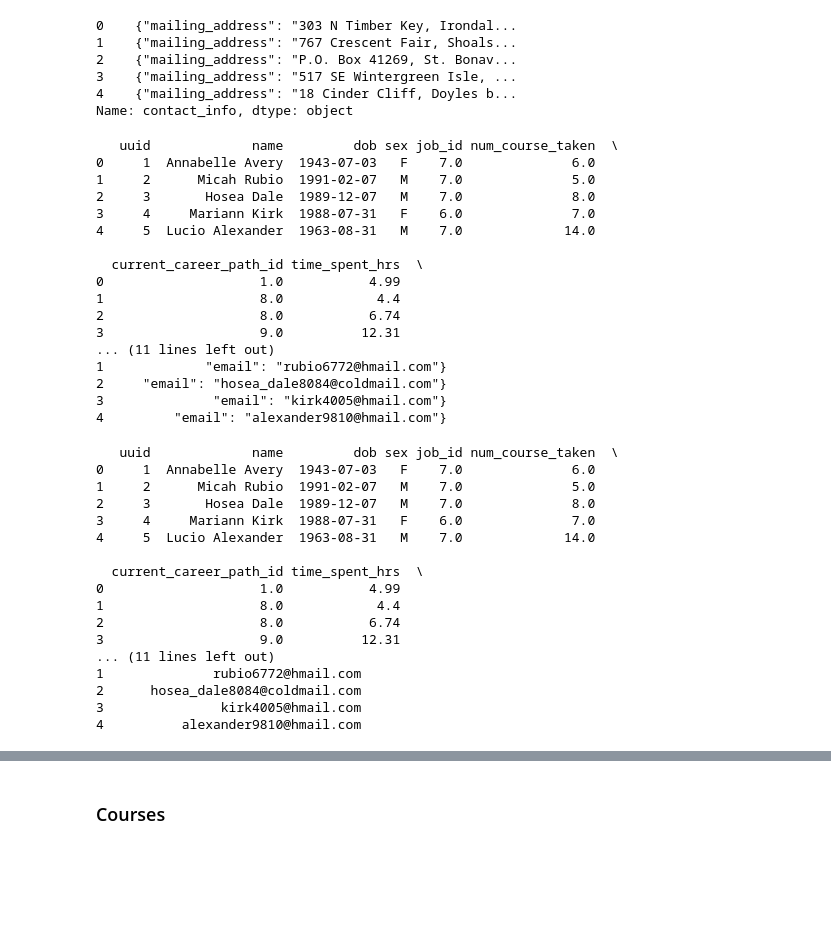
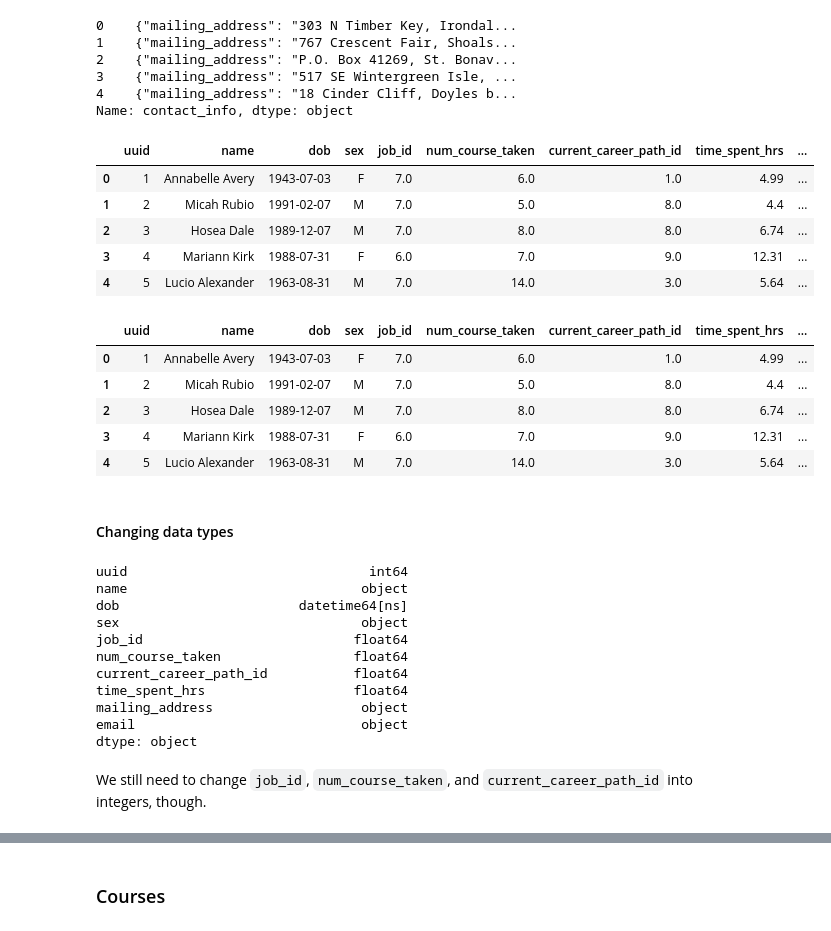
Before and after one commit to zuzaszk/codecademy-portfolio, a Jupyter notebook: main.ipynb, the cells around one changed output, grey strips where cells are left out. Drawn from its saved outputs; the diff is of its cells as text; code cells hidden in the pictures; blank space fills up the shorter version.

Commit message:
cleaned up the data

```diff
--- a/main.ipynb
+++ b/main.ipynb
@@ -142,53 +136,56 @@ Name: contact_info, dtype: object
 # %%
 # TODO: split the contact_info column into two columns: mailing address and email
 # {"mailing_address": "303 N Timber Key, Irondale, Wisconsin, 84736", "email": "annabelle_avery9376@woohoo.com"}
 cademycode_students['mailing_address'] = cademycode_students['contact_info'].apply(lambda x: x.split('", ')[0])
 cademycode_students['email'] = cademycode_students['contact_info'].apply(lambda x: x.split('", ')[1])
 
 # drop the contact_info column
 cademycode_students.drop('contact_info', axis=1, inplace=True)
 
 # updated dataframe
-print(cademycode_students.head())
+cademycode_students.head()
 # %% [output]
-   uuid             name         dob sex job_id num_course_taken  \
-0     1  Annabelle Avery  1943-07-03   F    7.0              6.0
-1     2      Micah Rubio  1991-02-07   M    7.0              5.0
-2     3       Hosea Dale  1989-12-07   M    7.0              8.0
-3     4     Mariann Kirk  1988-07-31   F    6.0              7.0
-4     5  Lucio Alexander  1963-08-31   M    7.0             14.0
-
-  current_career_path_id time_spent_hrs  \
-0                    1.0           4.99
-1                    8.0            4.4
-2                    8.0           6.74
-3                    9.0          12.31
-... (11 lines left out)
-1             "email": "rubio6772@hmail.com"}
-2     "email": "hosea_dale8084@coldmail.com"}
-3              "email": "kirk4005@hmail.com"}
-4         "email": "alexander9810@hmail.com"}
+|  | uuid | name | dob | sex | job_id | num_course_taken | current_career_path_id | time_spent_hrs | ... |
+| 0 | 1 | Annabelle Avery | 1943-07-03 | F | 7.0 | 6.0 | 1.0 | 4.99 | ... |
+| 1 | 2 | Micah Rubio | 1991-02-07 | M | 7.0 | 5.0 | 8.0 | 4.4 | ... |
+| 2 | 3 | Hosea Dale | 1989-12-07 | M | 7.0 | 8.0 | 8.0 | 6.74 | ... |
+| 3 | 4 | Mariann Kirk | 1988-07-31 | F | 6.0 | 7.0 | 9.0 | 12.31 | ... |
+| 4 | 5 | Lucio Alexander | 1963-08-31 | M | 7.0 | 14.0 | 3.0 | 5.64 | ... |
 # %%
 # clean up the new columns
 cademycode_students['mailing_address'] = cademycode_students['mailing_address'].apply(lambda x: x.replace('{', '').replace('}', '').replace('"', '').replace('mailing_address:', ''))
 cademycode_students['email'] = cademycode_students['email'].apply(lambda x: x.replace('{', '').replace('}', '').replace('"', '').replace('email:', ''))
 
-print(cademycode_students.head())
+cademycode_students.head()
 # %% [output]
-   uuid             name         dob sex job_id num_course_taken  \
-0     1  Annabelle Avery  1943-07-03   F    7.0              6.0
-1     2      Micah Rubio  1991-02-07   M    7.0              5.0
-2     3       Hosea Dale  1989-12-07   M    7.0              8.0
-3     4     Mariann Kirk  1988-07-31   F    6.0              7.0
-4     5  Lucio Alexander  1963-08-31   M    7.0             14.0
-
-  current_career_path_id time_spent_hrs  \
-0                    1.0           4.99
-1                    8.0            4.4
-2                    8.0           6.74
-3                    9.0          12.31
-... (11 lines left out)
-1              rubio6772@hmail.com
-2      hosea_dale8084@coldmail.com
-3               kirk4005@hmail.com
-4          alexander9810@hmail.com
+|  | uuid | name | dob | sex | job_id | num_course_taken | current_career_path_id | time_spent_hrs | ... |
+| 0 | 1 | Annabelle Avery | 1943-07-03 | F | 7.0 | 6.0 | 1.0 | 4.99 | ... |
+| 1 | 2 | Micah Rubio | 1991-02-07 | M | 7.0 | 5.0 | 8.0 | 4.4 | ... |
+| 2 | 3 | Hosea Dale | 1989-12-07 | M | 7.0 | 8.0 | 8.0 | 6.74 | ... |
+| 3 | 4 | Mariann Kirk | 1988-07-31 | F | 6.0 | 7.0 | 9.0 | 12.31 | ... |
+| 4 | 5 | Lucio Alexander | 1963-08-31 | M | 7.0 | 14.0 | 3.0 | 5.64 | ... |
+# %% [markdown]
+#### Changing data types
+# %%
+cademycode_students['job_id'] = pd.to_numeric(cademycode_students['job_id'])
+cademycode_students['num_course_taken'] = pd.to_numeric(cademycode_students['num_course_taken'])
+cademycode_students['current_career_path_id'] = pd.to_numeric(cademycode_students['current_career_path_id'])
+cademycode_students['time_spent_hrs'] = pd.to_numeric(cademycode_students['time_spent_hrs'])
+
+cademycode_students['dob'] = pd.to_datetime(cademycode_students['dob'])
+
+cademycode_students.dtypes
+# %% [output]
+uuid                               int64
+name                              object
+dob                       datetime64[ns]
+sex                               object
+job_id                           float64
+num_course_taken                 float64
+current_career_path_id           float64
+time_spent_hrs                   float64
+mailing_address                   object
+email                             object
+dtype: object
+# %% [markdown]
+We still need to change `job_id`, `num_course_taken`, and `current_career_path_id` into integers, though.
```
Also changed, not shown: parts of 17 cells of this notebook.
